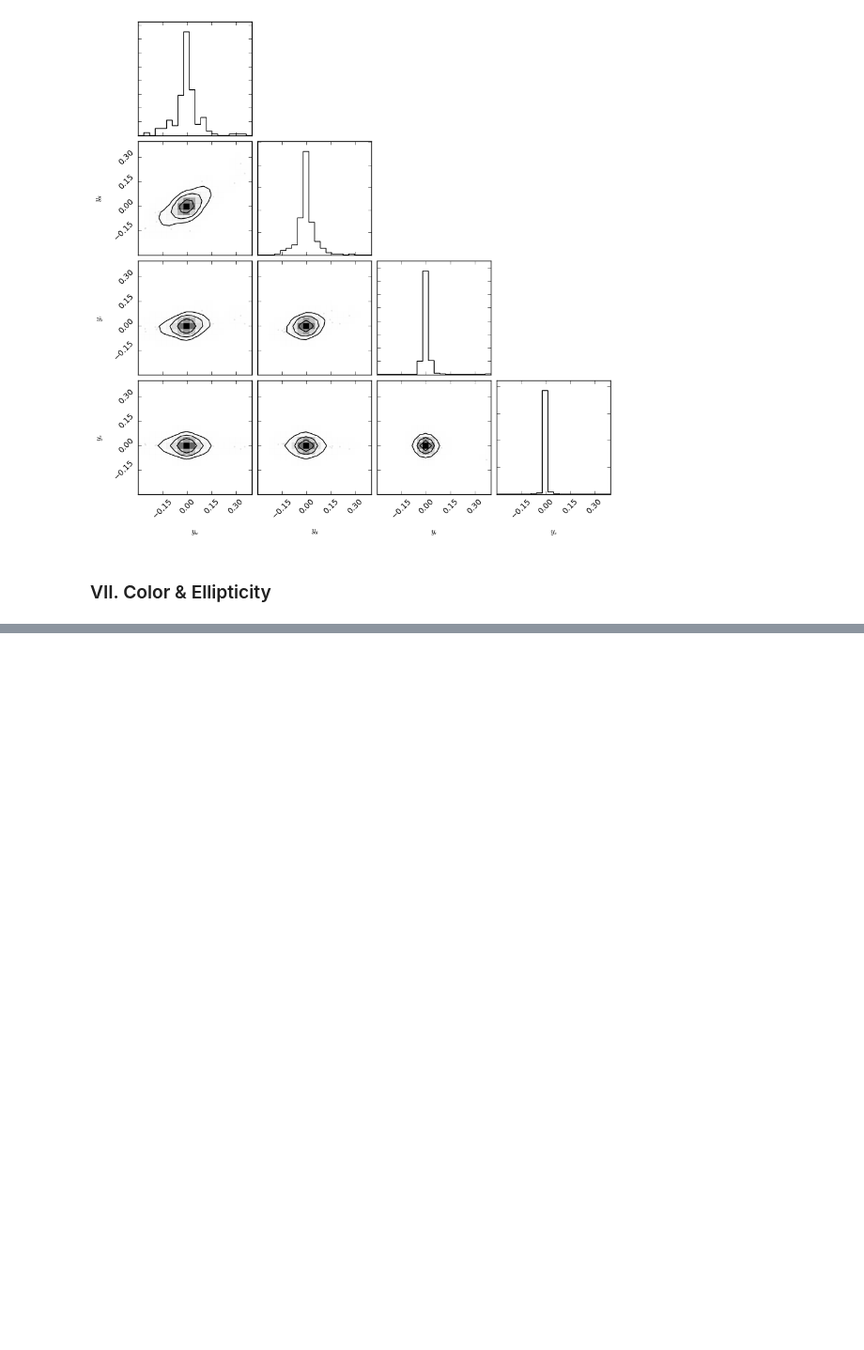
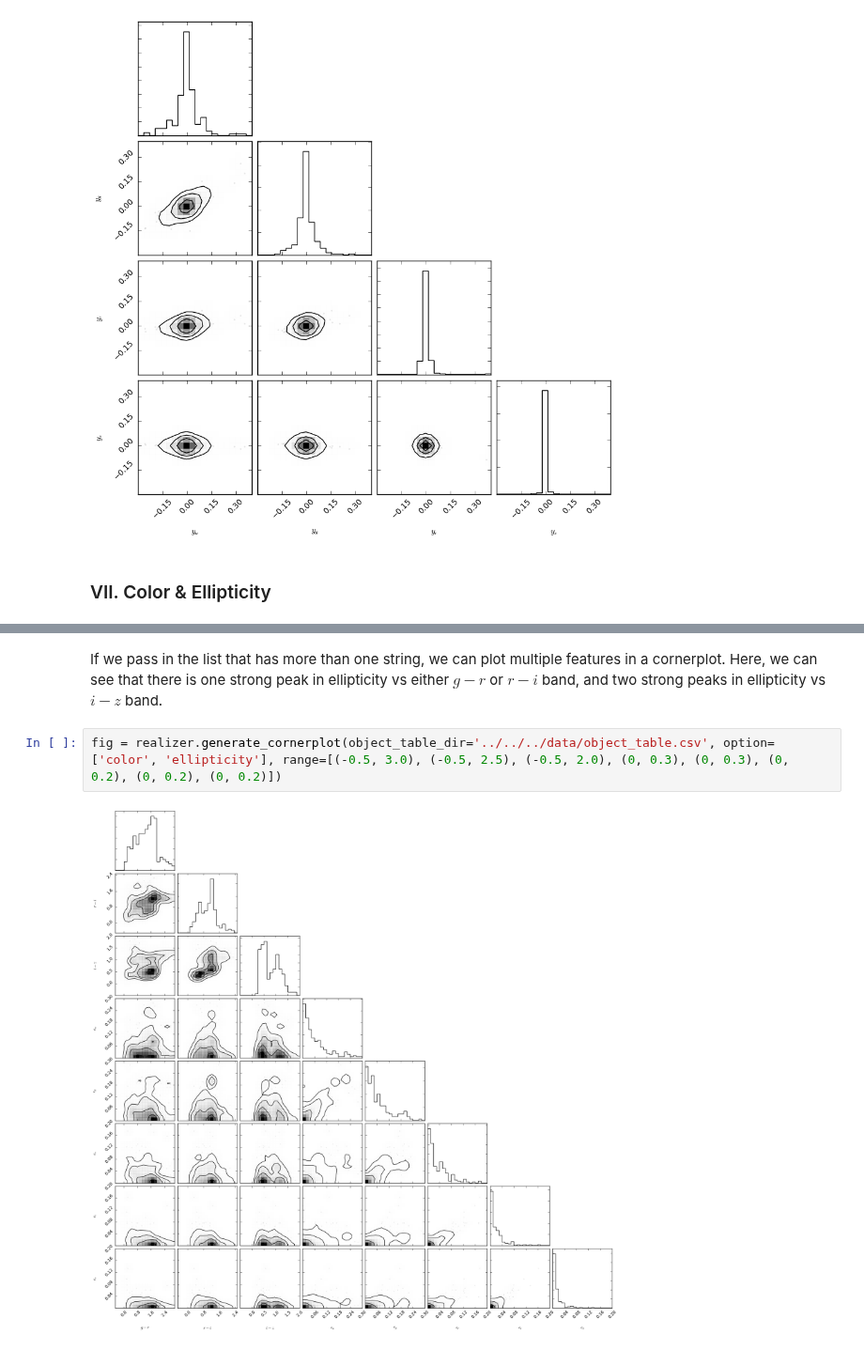
Before and after one commit to jiwoncpark/SLRealizer, a Jupyter notebook: python/desc/slrealizer/Cornerplot.ipynb, the cells around one changed output, grey strips where cells are left out. Shown at 94% size. Saved outputs shown, nothing was run; the diff lists cells and outputs as text; blank space fills up the shorter version.

```diff
--- a/python/desc/slrealizer/Cornerplot.ipynb
+++ b/python/desc/slrealizer/Cornerplot.ipynb
@@ -134,0 +123,6 @@ WARNING:root:Too few points to create valid contours
+# %% [markdown]
+If we pass in the list that has more than one string, we can plot multiple features in a cornerplot. Here, we can see that there is one strong peak in ellipticity vs either $g-r$ or $r-i$ band, and two strong peaks in ellipticity vs $i-z$ band.
+# %%
+fig = realizer.generate_cornerplot(object_table_dir='../../../data/object_table.csv', option=['color', 'ellipticity'], range=[(-0.5, 3.0), (-0.5, 2.5), (-0.5, 2.0), (0, 0.3), (0, 0.3), (0, 0.2), (0, 0.2), (0, 0.2)])
+# %% [output]
+[figure, added]
```
Also changed, not shown: parts of 6 cells of this notebook, 1 other file.
